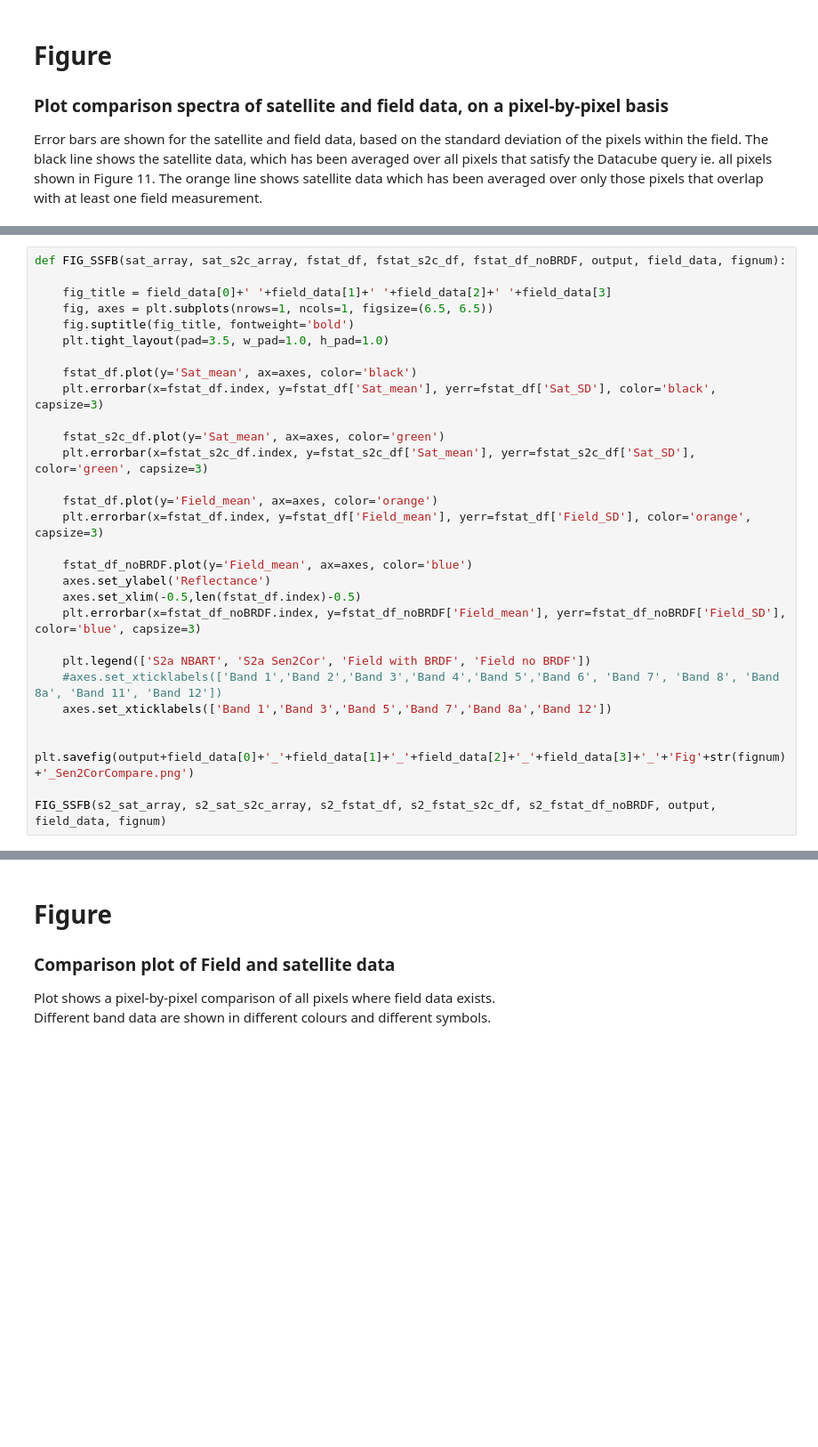
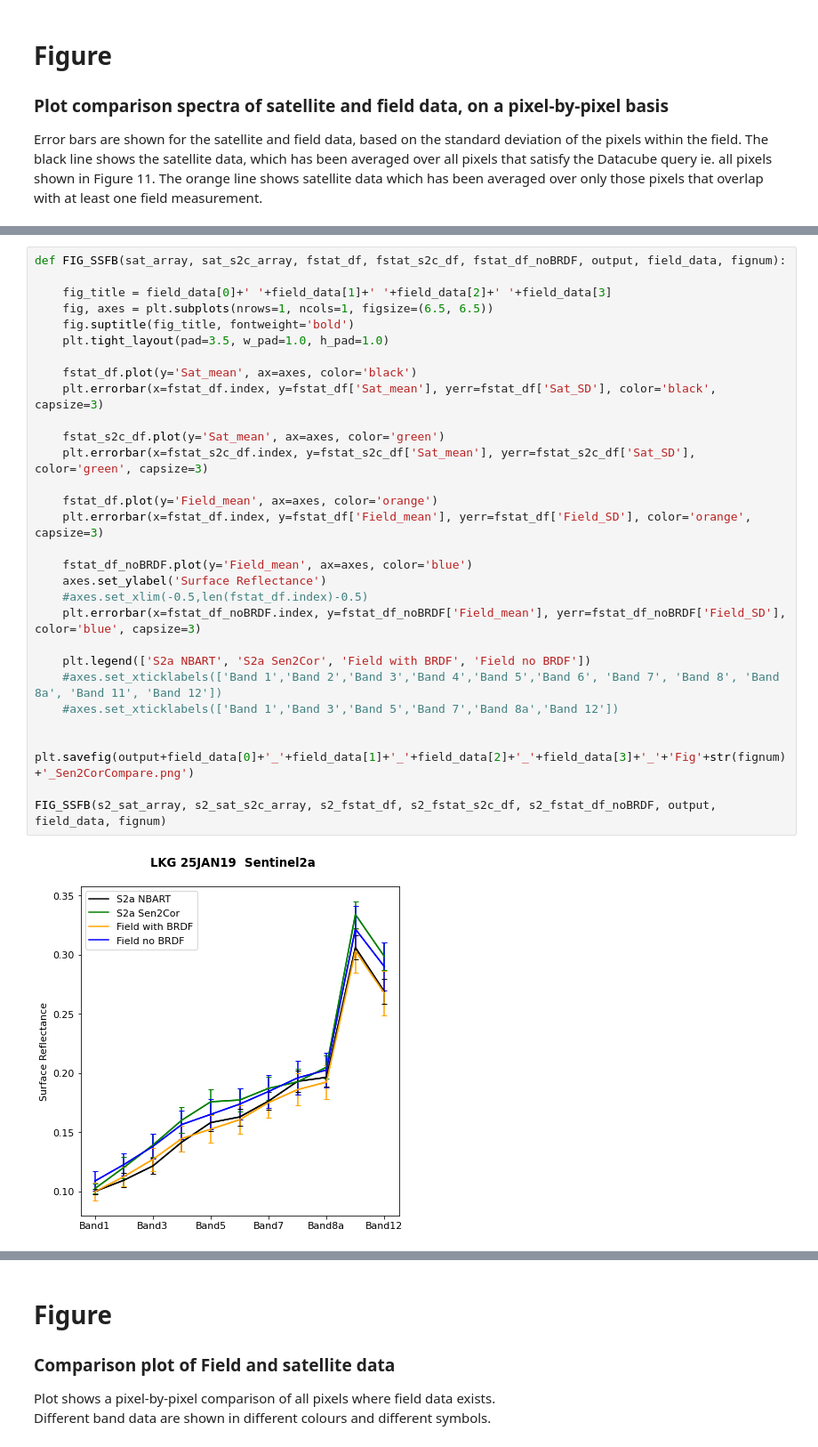
Before and after one commit to GeoscienceAustralia/DEA-CalVal-Phase1, a Jupyter notebook: Site-Pipelines/Pipeline-LKG-25JAN19-S2a-Sen2Cor.ipynb, the cells around one changed output, grey strips where cells are left out. Shown at 89% size. Cells and saved outputs as stored; diff of their text form; blank space fills up the shorter version.

Commit message:
Publishable figures

```diff
--- a/Site-Pipelines/Pipeline-LKG-25JAN19-S2a-Sen2Cor.ipynb
+++ b/Site-Pipelines/Pipeline-LKG-25JAN19-S2a-Sen2Cor.ipynb
@@ -697,32 +719,34 @@ fignum += 1
 # %%
 def FIG_SSFB(sat_array, sat_s2c_array, fstat_df, fstat_s2c_df, fstat_df_noBRDF, output, field_data, fignum):
 
     fig_title = field_data[0]+' '+field_data[1]+' '+field_data[2]+' '+field_data[3]
     fig, axes = plt.subplots(nrows=1, ncols=1, figsize=(6.5, 6.5))
     fig.suptitle(fig_title, fontweight='bold')
     plt.tight_layout(pad=3.5, w_pad=1.0, h_pad=1.0)
 
     fstat_df.plot(y='Sat_mean', ax=axes, color='black')
     plt.errorbar(x=fstat_df.index, y=fstat_df['Sat_mean'], yerr=fstat_df['Sat_SD'], color='black', capsize=3)
 
     fstat_s2c_df.plot(y='Sat_mean', ax=axes, color='green')
     plt.errorbar(x=fstat_s2c_df.index, y=fstat_s2c_df['Sat_mean'], yerr=fstat_s2c_df['Sat_SD'], color='green', capsize=3)
 
     fstat_df.plot(y='Field_mean', ax=axes, color='orange')
     plt.errorbar(x=fstat_df.index, y=fstat_df['Field_mean'], yerr=fstat_df['Field_SD'], color='orange', capsize=3)
 
     fstat_df_noBRDF.plot(y='Field_mean', ax=axes, color='blue')
-    axes.set_ylabel('Reflectance')
-    axes.set_xlim(-0.5,len(fstat_df.index)-0.5)
+    axes.set_ylabel('Surface Reflectance')
+    #axes.set_xlim(-0.5,len(fstat_df.index)-0.5)
     plt.errorbar(x=fstat_df_noBRDF.index, y=fstat_df_noBRDF['Field_mean'], yerr=fstat_df_noBRDF['Field_SD'], color='blue', capsize=3)
 
     plt.legend(['S2a NBART', 'S2a Sen2Cor', 'Field with BRDF', 'Field no BRDF'])
     #axes.set_xticklabels(['Band 1','Band 2','Band 3','Band 4','Band 5','Band 6', 'Band 7', 'Band 8', 'Band 8a', 'Band 11', 'Band 12'])
-    axes.set_xticklabels(['Band 1','Band 3','Band 5','Band 7','Band 8a','Band 12'])
+    #axes.set_xticklabels(['Band 1','Band 3','Band 5','Band 7','Band 8a','Band 12'])
 
     plt.savefig(output+field_data[0]+'_'+field_data[1]+'_'+field_data[2]+'_'+field_data[3]+'_'+'Fig'+str(fignum)+'_Sen2CorCompare.png')
 
 FIG_SSFB(s2_sat_array, s2_sat_s2c_array, s2_fstat_df, s2_fstat_s2c_df, s2_fstat_df_noBRDF, output, field_data, fignum)
+# %% [output]
+[figure, added]
 # %%
 FIG_SatFieldBands.FIG_sat_field_bands(s2_sat_array, s2_fstat_df, s2_finner_df, output, field_data, fignum)
 fignum += 1
```
Also changed, not shown: parts of 24 cells of this notebook, 33 other files.
